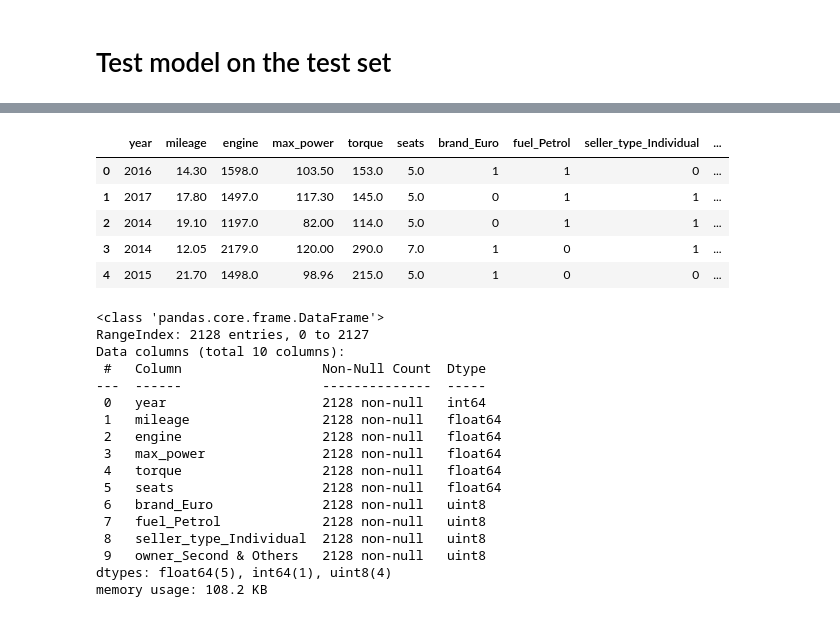
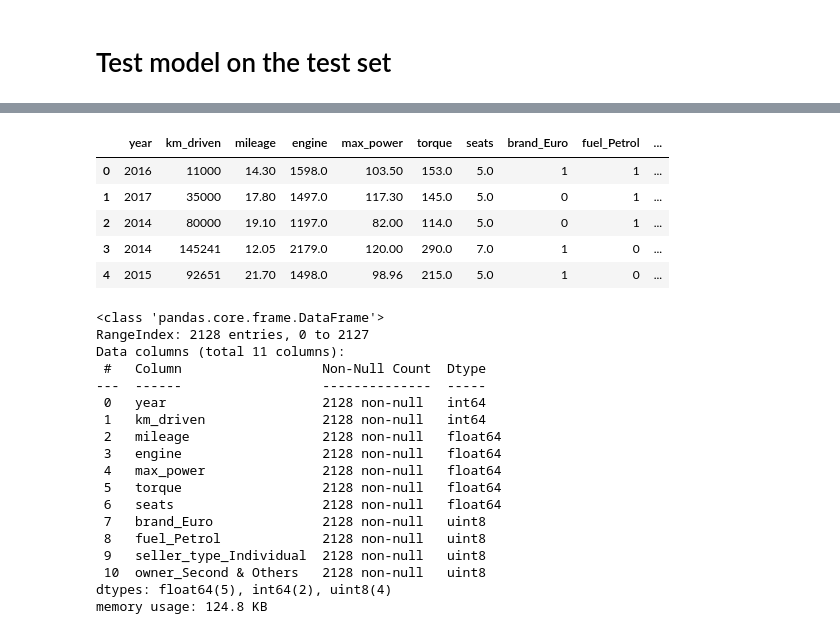
Before and after one commit to KieuSonTung/Data_Preparation, a Jupyter notebook: DataPreparationFinal/Data_Preparation_Final_LGBM2.ipynb, the cells around one changed output, grey strips where cells are left out. Drawn from its saved outputs; the diff is of its cells as text; code cells hidden in the pictures.

```diff
--- a/DataPreparationFinal/Data_Preparation_Final_LGBM2.ipynb
+++ b/DataPreparationFinal/Data_Preparation_Final_LGBM2.ipynb
@@ -437,6 +437,6 @@ memory usage: 703.2+ KB
 ## Final Dataset
 # %%
 train.drop(columns={'name', 'fuel', 'seller_type', 'transmission', 'owner',
-                    'brand', 'class_year', 'km_driven'}, inplace=True)
+                    'brand', 'class_year'}, inplace=True)
 train.head()
 # %% [output]
@@ -671,60 +674,61 @@ df['max_power'] = df['max_power'].apply(lambda x: float(x.split()[0]))
 mean_mp = np.mean(df.max_power)
 
 test.max_power = test.max_power.fillna('0')
 test.max_power = test.max_power.apply(lambda x: float(x.split()[0]))
 test.max_power = test.max_power.replace(0, mean_mp)
 
 # Seats
 test.seats = test.seats.fillna(np.random.random_integers(10))
 
 # Torque
 import re
 
 test.torque = test.torque.fillna('0')
 
 test['torque'] = test['torque'].str.replace(',','.')
 for i in range(test.shape[0]):
     torque, rpm = torque_processing(test['torque'].iloc[i])
     test.at[i, 'torque'] = torque
     test.at[i, 'rpm'] = rpm
 
 test.torque = test.torque.apply(lambda x: float(x))
 df = test.copy()
 mean_torque = df[df.torque!=0].torque.mean()
 test.torque = test.torque.replace(0, mean_torque)
 
 # Final test dataset
-test.drop(columns={'Id', 'name', 'fuel', 'seller_type', 'transmission', 'owner', 'brand', 'rpm', 'km_driven'}, inplace=True)
+test.drop(columns={'Id', 'name', 'fuel', 'seller_type', 'transmission', 'owner', 'brand', 'rpm'}, inplace=True)
 ftest = pd.concat([test, Brand2, Fuel2, Seller2, Owner2], axis=1)
 
 ftest.head()
 # %% [output]
-|  | year | mileage | engine | max_power | torque | seats | brand_Euro | fuel_Petrol | seller_type_Individual | ... |
-| 0 | 2016 | 14.30 | 1598.0 | 103.50 | 153.0 | 5.0 | 1 | 1 | 0 | ... |
-| 1 | 2017 | 17.80 | 1497.0 | 117.30 | 145.0 | 5.0 | 0 | 1 | 1 | ... |
-| 2 | 2014 | 19.10 | 1197.0 | 82.00 | 114.0 | 5.0 | 0 | 1 | 1 | ... |
-| 3 | 2014 | 12.05 | 2179.0 | 120.00 | 290.0 | 7.0 | 1 | 0 | 1 | ... |
-| 4 | 2015 | 21.70 | 1498.0 | 98.96 | 215.0 | 5.0 | 1 | 0 | 0 | ... |
+|  | year | km_driven | mileage | engine | max_power | torque | seats | brand_Euro | fuel_Petrol | ... |
+| 0 | 2016 | 11000 | 14.30 | 1598.0 | 103.50 | 153.0 | 5.0 | 1 | 1 | ... |
+| 1 | 2017 | 35000 | 17.80 | 1497.0 | 117.30 | 145.0 | 5.0 | 0 | 1 | ... |
+| 2 | 2014 | 80000 | 19.10 | 1197.0 | 82.00 | 114.0 | 5.0 | 0 | 1 | ... |
+| 3 | 2014 | 145241 | 12.05 | 2179.0 | 120.00 | 290.0 | 7.0 | 1 | 0 | ... |
+| 4 | 2015 | 92651 | 21.70 | 1498.0 | 98.96 | 215.0 | 5.0 | 1 | 0 | ... |
 # %%
 ftest.info()
 # %% [output]
 <class 'pandas.core.frame.DataFrame'>
 RangeIndex: 2128 entries, 0 to 2127
-Data columns (total 10 columns):
+Data columns (total 11 columns):
  #   Column                  Non-Null Count  Dtype
 ---  ------                  --------------  -----
  0   year                    2128 non-null   int64
- 1   mileage                 2128 non-null   float64
- 2   engine                  2128 non-null   float64
- 3   max_power               2128 non-null   float64
- 4   torque                  2128 non-null   float64
- 5   seats                   2128 non-null   float64
- 6   brand_Euro              2128 non-null   uint8
- 7   fuel_Petrol             2128 non-null   uint8
- 8   seller_type_Individual  2128 non-null   uint8
- 9   owner_Second & Others   2128 non-null   uint8
-dtypes: float64(5), int64(1), uint8(4)
-memory usage: 108.2 KB
+ 1   km_driven               2128 non-null   int64
+ 2   mileage                 2128 non-null   float64
+ 3   engine                  2128 non-null   float64
+ 4   max_power               2128 non-null   float64
+ 5   torque                  2128 non-null   float64
+ 6   seats                   2128 non-null   float64
+ 7   brand_Euro              2128 non-null   uint8
+ 8   fuel_Petrol             2128 non-null   uint8
+ 9   seller_type_Individual  2128 non-null   uint8
+ 10  owner_Second & Others   2128 non-null   uint8
+dtypes: float64(5), int64(2), uint8(4)
+memory usage: 124.8 KB
 # %%
 predicted = reg2.predict(ftest)
 Sample = pd.DataFrame(data={'Id': np.arange(1, ftest.shape[0]+1), 'Predicted': predicted})
```
Also changed, not shown: parts of 14 cells of this notebook.
